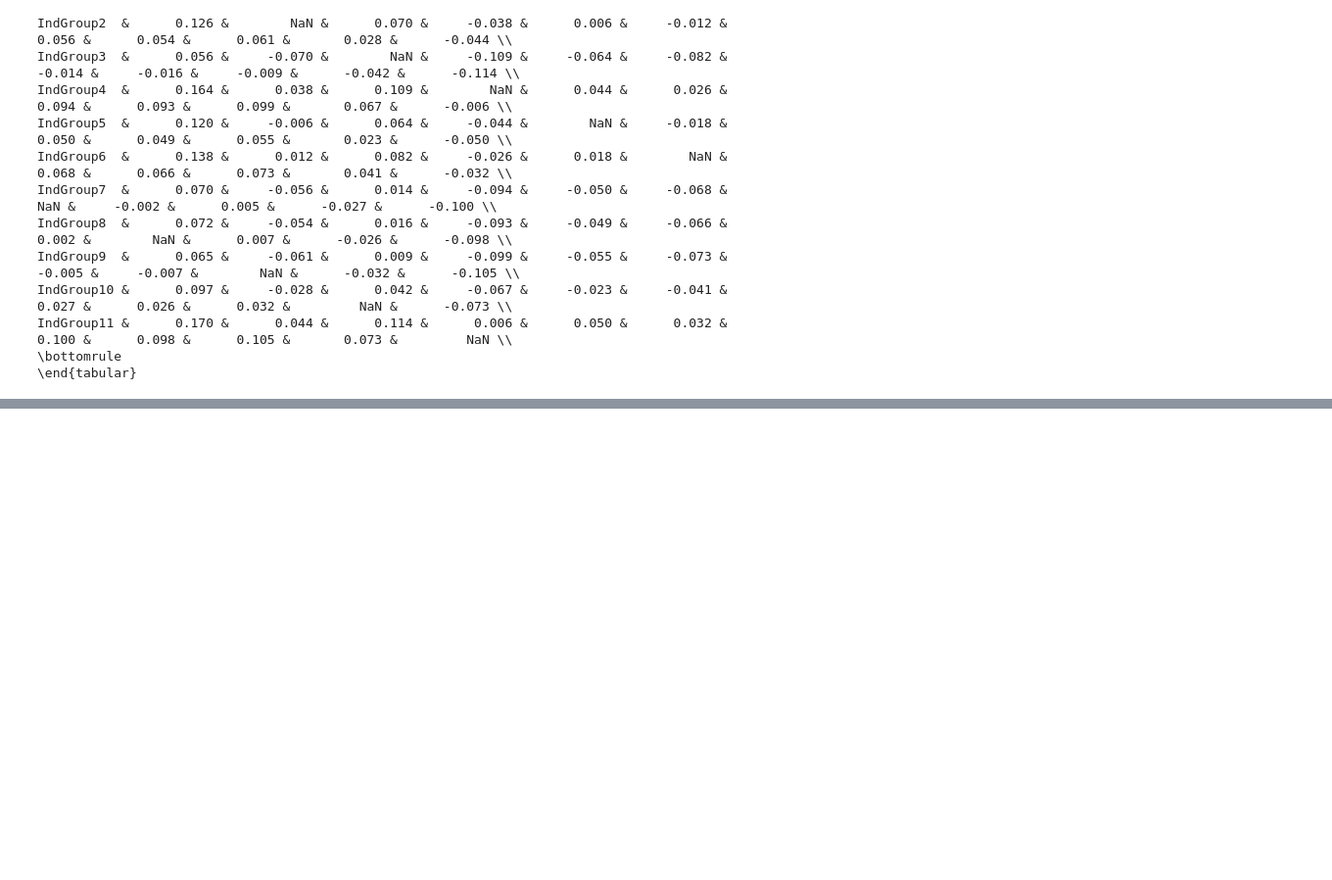
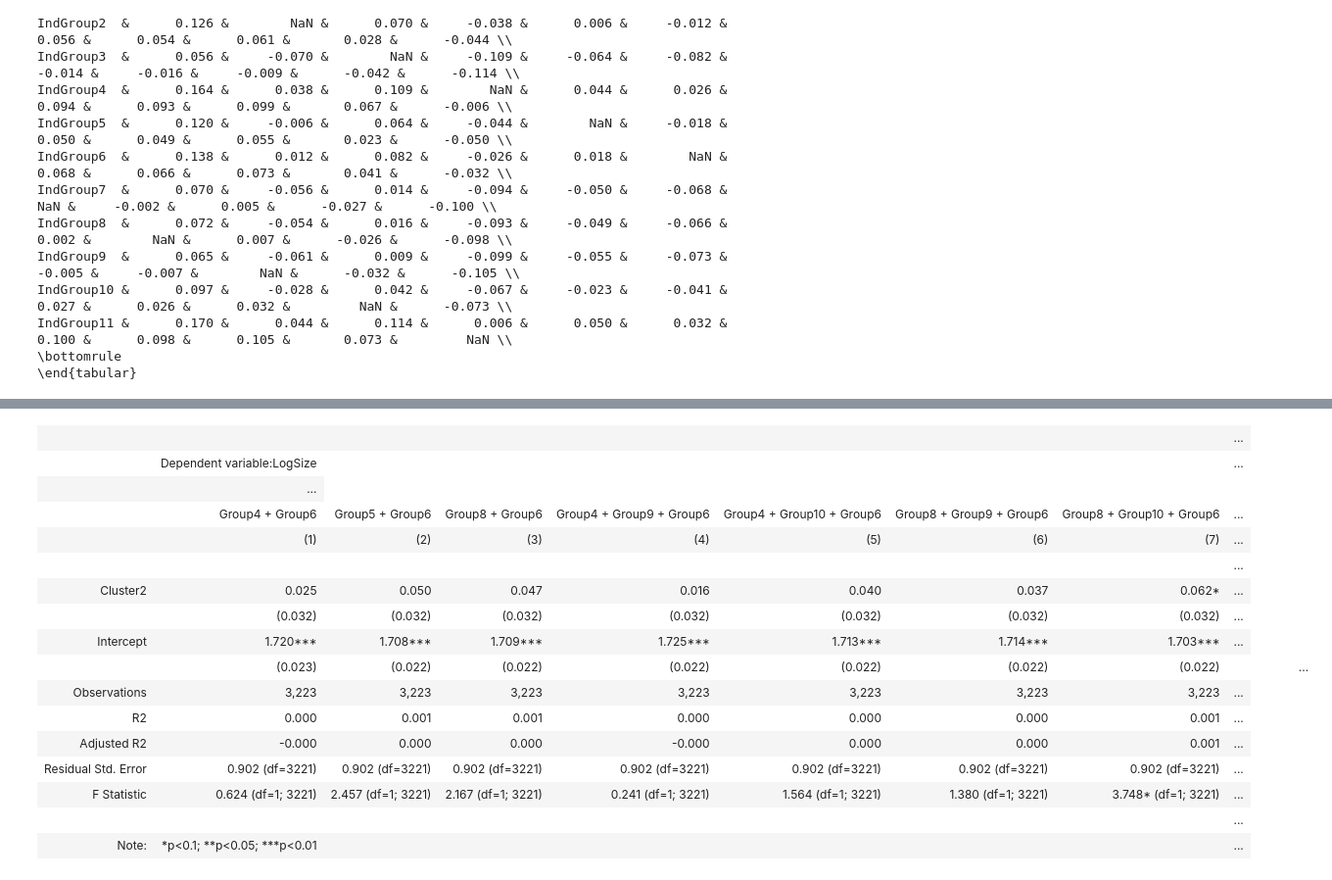
Before and after one commit to wanxii/nonlinear-pricing, a Jupyter notebook: regression.ipynb, the cells around one changed output, grey strips where cells are left out. Shown at 98% size. Drawn from its saved outputs; the diff is of its cells as text; code cells hidden in the pictures; blank space fills up the shorter version.

Commit message:
Added two groups comparison

```diff
--- a/regression.ipynb
+++ b/regression.ipynb
@@ -998,12 +987,14 @@ print(s1.render_latex())
 # %%
 # Change reference group gi
 gi = 11
-reg_acc_ref1 = smf.ols('Binary ~ LogNview + LogNemployee + LogRevperemp + \
+reg_acc_ref1 = smf.gls('Binary ~ LogNview + LogNemployee + LogRevperemp + \
                         Year + Medium + Large + C(IndGroup, Treatment(reference="Group{}"))'.format(gi),
-                        data=reg_data).fit()
-reg_acc_ref2 = smf.ols('Binary ~ LogNview + LogNemployee + LogRevperemp + \
+                       family=sm.families.Binomial(),
+                       data=reg_data).fit()
+reg_acc_ref2 = smf.gls('Binary ~ LogNview + LogNemployee + LogRevperemp + \
                         Year + Medium + Large + C(IndGroup, Treatment(reference="Group{}")) + USfirm'.format(gi),
-                        data=reg_data).fit()
+                       family=sm.families.Binomial(),
+                       data=reg_data).fit()
 
 sref1 = Stargazer([reg_acc_ref1, reg_acc_ref2])
 sref1.covariate_order(['C(IndGroup, Treatment(reference="Group{}"))[T.Group{}]'.format(gi, i)
@@ -1101,0 +1151,41 @@ IndGroup11 &      0.170 &      0.044 &      0.114 &      0.006 &      0.050 &
+# %%
+# Regression of Logsize / Acceptance on 2 clusters given formulas
+def regression_cluster(reg_data, cluster1, formulas):
+    reg_data1 = copy.copy(reg_data)
+    res_size = []
+    res_acc = []
+    for c1 in cluster1:
+        reg_data1['Cluster'] = np.where(reg_data.IndGroup.isin(c1), 'Cluster1', 'Cluster2')
+        res_size.append(smf.ols(formulas['Size'], data=reg_data1).fit())
+        res_acc.append(smf.gls(formulas['Acceptance'], family=sm.families.Binomial(), data=reg_data1).fit())
+
+    rv = []
+    for res in [res_size, res_acc]:
+        s = Stargazer(res)
+        s.rename_covariates({'C(Cluster)[T.Cluster2]': 'Cluster2'})
+        s.custom_columns([' + '.join(c1) for c1 in cluster1], [1] * len(cluster1))
+        rv.append(s)
+    return rv
+# %%
+fs = {'Size': 'LogSize ~ C(Cluster)',
+      'Acceptance': 'Binary ~ C(Cluster)'}
+s_size, s_acc = regression_cluster(reg_data, cluster1, fs)
+s_size
+# %% [output]
+|  |  |  |  |  |  |  |  | ... |
+|  | Dependent variable:LogSize |  |  |  |  |  |  | ... |
+|  | ... |
+|  | Group4 + Group6 | Group5 + Group6 | Group8 + Group6 | Group4 + Group9 + Group6 | Group4 + Group10 + Group6 | Group8 + Group9 + Group6 | Group8 + Group10 + Group6 | ... |
+|  | (1) | (2) | (3) | (4) | (5) | (6) | (7) | ... |
+|  |  |  |  |  |  |  |  | ... |
+| Cluster2 | 0.025 | 0.050 | 0.047 | 0.016 | 0.040 | 0.037 | 0.062* | ... |
+|  | (0.032) | (0.032) | (0.032) | (0.032) | (0.032) | (0.032) | (0.032) | ... |
+| Intercept | 1.720*** | 1.708*** | 1.709*** | 1.725*** | 1.713*** | 1.714*** | 1.703*** | ... |
+|  | (0.023) | (0.022) | (0.022) | (0.022) | (0.022) | (0.022) | (0.022) |  |  |  |  | ... |
+| Observations | 3,223 | 3,223 | 3,223 | 3,223 | 3,223 | 3,223 | 3,223 | ... |
+| R2 | 0.000 | 0.001 | 0.001 | 0.000 | 0.000 | 0.000 | 0.001 | ... |
+| Adjusted R2 | -0.000 | 0.000 | 0.000 | -0.000 | 0.000 | 0.000 | 0.001 | ... |
+| Residual Std. Error | 0.902 (df=3221) | 0.902 (df=3221) | 0.902 (df=3221) | 0.902 (df=3221) | 0.902 (df=3221) | 0.902 (df=3221) | 0.902 (df=3221) | ... |
+| F Statistic | 0.624 (df=1; 3221) | 2.457 (df=1; 3221) | 2.167 (df=1; 3221) | 0.241 (df=1; 3221) | 1.564 (df=1; 3221) | 1.380 (df=1; 3221) | 3.748* (df=1; 3221) | ... |
+|  |  |  |  |  |  |  |  | ... |
+| Note: | *p<0.1; **p<0.05; ***p<0.01 |  |  |  |  |  |  | ... |
```
Also changed, not shown: parts of 22 cells of this notebook.
